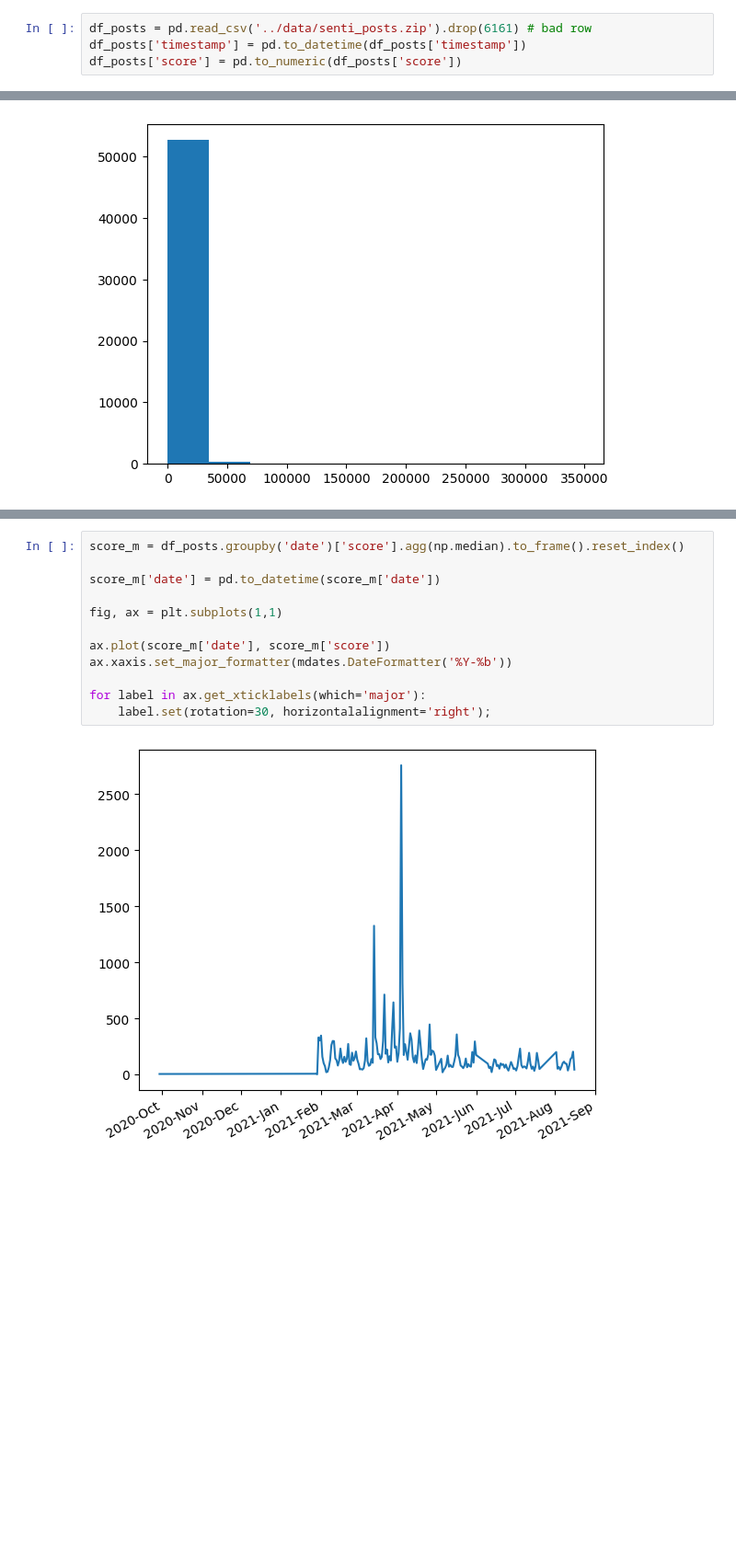
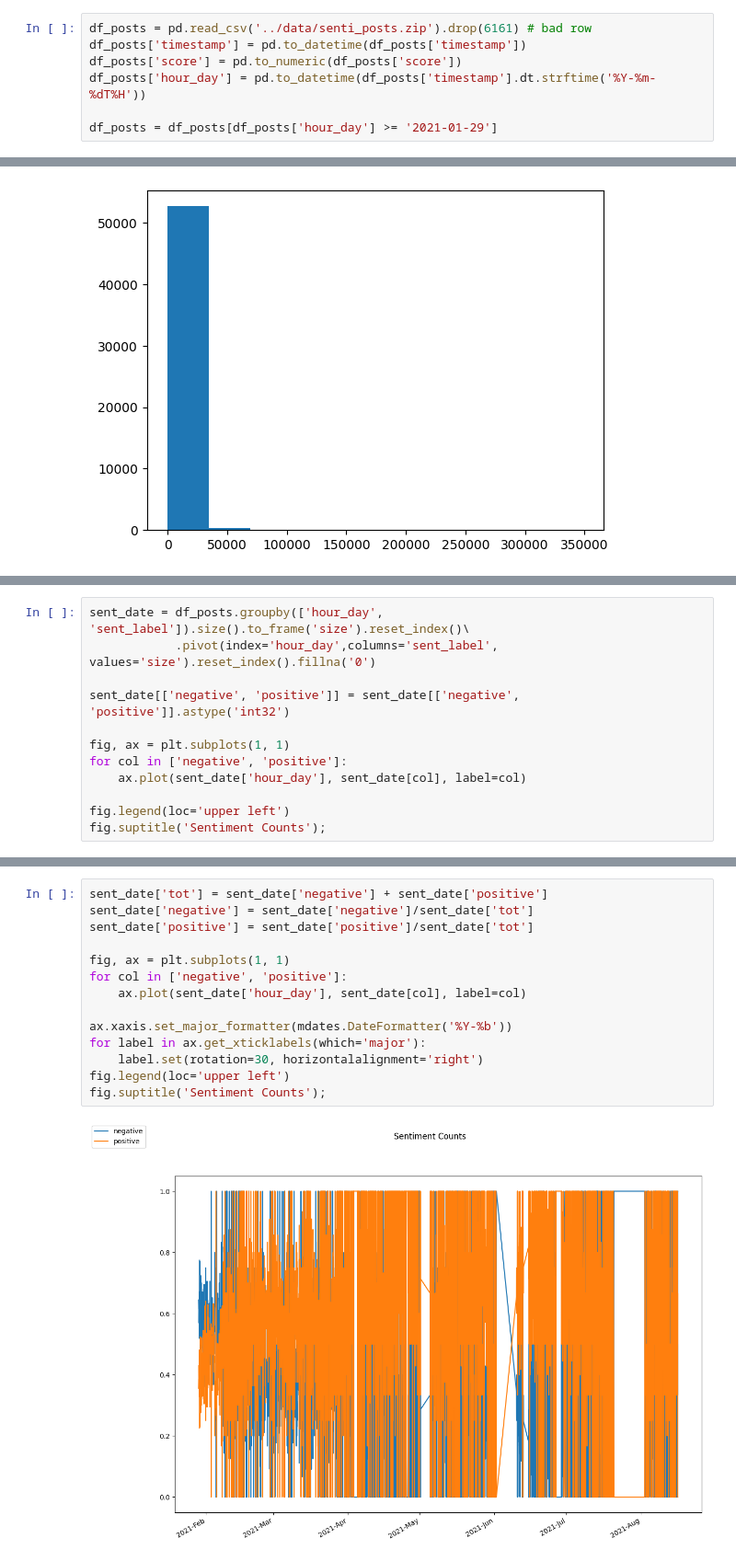
Before and after one commit to MadNietzsche/reddit_sentiment_wsb, a Jupyter notebook: notebooks/03-eda-sentiment.py.ipynb, the cells around one changed output, grey strips where cells are left out. Shown: that part at 92% size. Saved outputs shown, nothing was run; the diff lists cells and outputs as text; blank space fills up the shorter version.

Commit message:
Sentiment EDA started

```diff
--- a/notebooks/03-eda-sentiment.py.ipynb
+++ b/notebooks/03-eda-sentiment.py.ipynb
@@ -8,3 +9,6 @@ import matplotlib.dates as mdates
 df_posts = pd.read_csv('../data/senti_posts.zip').drop(6161) # bad row
 df_posts['timestamp'] = pd.to_datetime(df_posts['timestamp'])
 df_posts['score'] = pd.to_numeric(df_posts['score'])
+df_posts['hour_day'] = pd.to_datetime(df_posts['timestamp'].dt.strftime('%Y-%m-%dT%H'))
+
+df_posts = df_posts[df_posts['hour_day'] >= '2021-01-29']
@@ -47,0 +159,12 @@ for label in ax.get_xticklabels(which='major'):
+# %%
+sent_date = df_posts.groupby(['hour_day', 'sent_label']).size().to_frame('size').reset_index()\
+            .pivot(index='hour_day',columns='sent_label', values='size').reset_index().fillna('0')
+
+sent_date[['negative', 'positive']] = sent_date[['negative', 'positive']].astype('int32')
+
+fig, ax = plt.subplots(1, 1)
+for col in ['negative', 'positive']:
+    ax.plot(sent_date['hour_day'], sent_date[col], label=col)
+
+fig.legend(loc='upper left')
+fig.suptitle('Sentiment Counts');
@@ -48,14 +189,16 @@ for label in ax.get_xticklabels(which='major'):
 # %%
-score_m = df_posts.groupby('date')['score'].agg(np.median).to_frame().reset_index()
+sent_date['tot'] = sent_date['negative'] + sent_date['positive']
+sent_date['negative'] = sent_date['negative']/sent_date['tot']
+sent_date['positive'] = sent_date['positive']/sent_date['tot']
 
-score_m['date'] = pd.to_datetime(score_m['date'])
+fig, ax = plt.subplots(1, 1)
+for col in ['negative', 'positive']:
+    ax.plot(sent_date['hour_day'], sent_date[col], label=col)
 
-fig, ax = plt.subplots(1,1)
-
-ax.plot(score_m['date'], score_m['score'])
 ax.xaxis.set_major_formatter(mdates.DateFormatter('%Y-%b'))
-
 for label in ax.get_xticklabels(which='major'):
-    label.set(rotation=30, horizontalalignment='right');
+    label.set(rotation=30, horizontalalignment='right')
+fig.legend(loc='upper left')
+fig.suptitle('Sentiment Counts');
 # %% [output]
-[figure, old version]
+[figure, new version]
```
Also changed, not shown: parts of 20 cells of this notebook.
